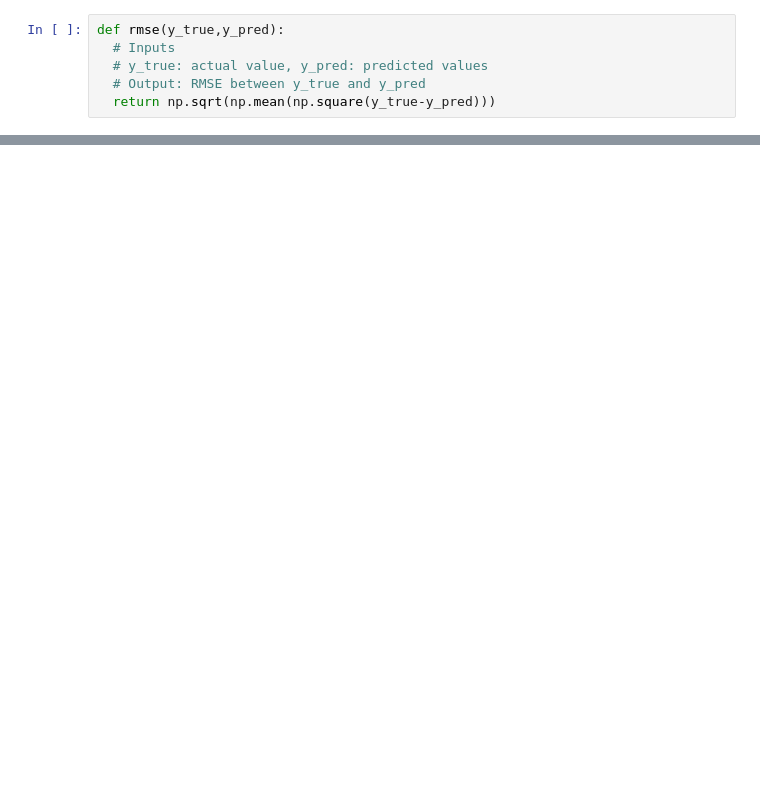
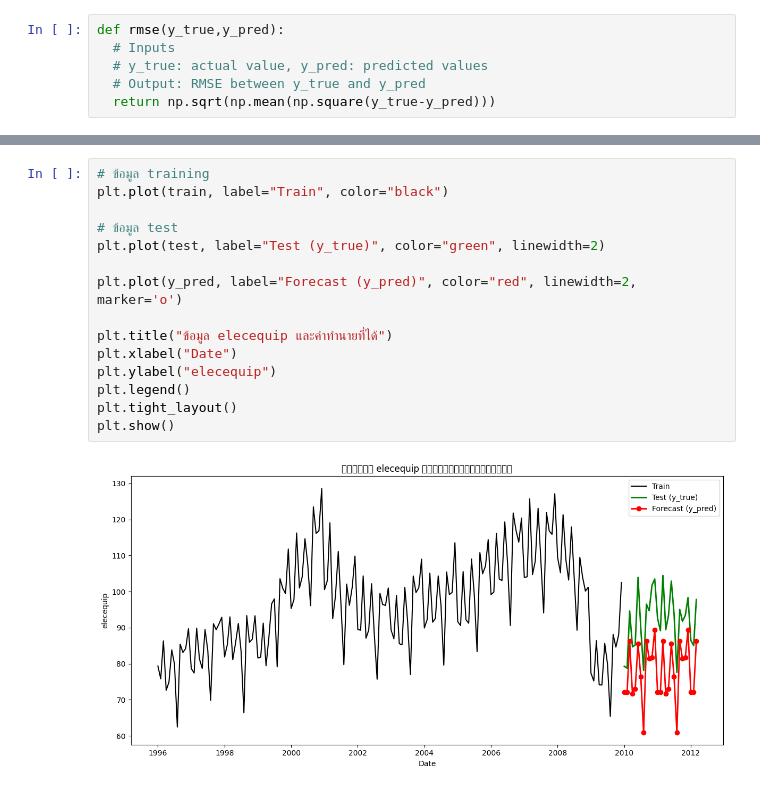
Before and after one commit to Pandatoey/LAB229351, a Jupyter notebook: สำเนาของ_229351_LAB09.ipynb, the cells around one changed output, grey strips where cells are left out. Drawn from its saved outputs; the diff is of its cells as text; blank space fills up the shorter version.

```diff
--- a/สำเนาของ_229351_LAB09.ipynb
+++ b/สำเนาของ_229351_LAB09.ipynb
@@ -213,0 +292,17 @@ ax = ts_new.plot(marker='o', color='black', figsize=(20,8))
+# %%
+# ข้อมูล training
+plt.plot(train, label="Train", color="black")
+
+# ข้อมูล test
+plt.plot(test, label="Test (y_true)", color="green", linewidth=2)
+
+plt.plot(y_pred, label="Forecast (y_pred)", color="red", linewidth=2, marker='o')
+
+plt.title("ข้อมูล elecequip และค่าทำนายที่ได้")
+plt.xlabel("Date")
+plt.ylabel("elecequip")
+plt.legend()
+plt.tight_layout()
+plt.show()
+# %% [output]
+[figure, added]
```
Also changed, not shown: parts of 13 cells of this notebook.
